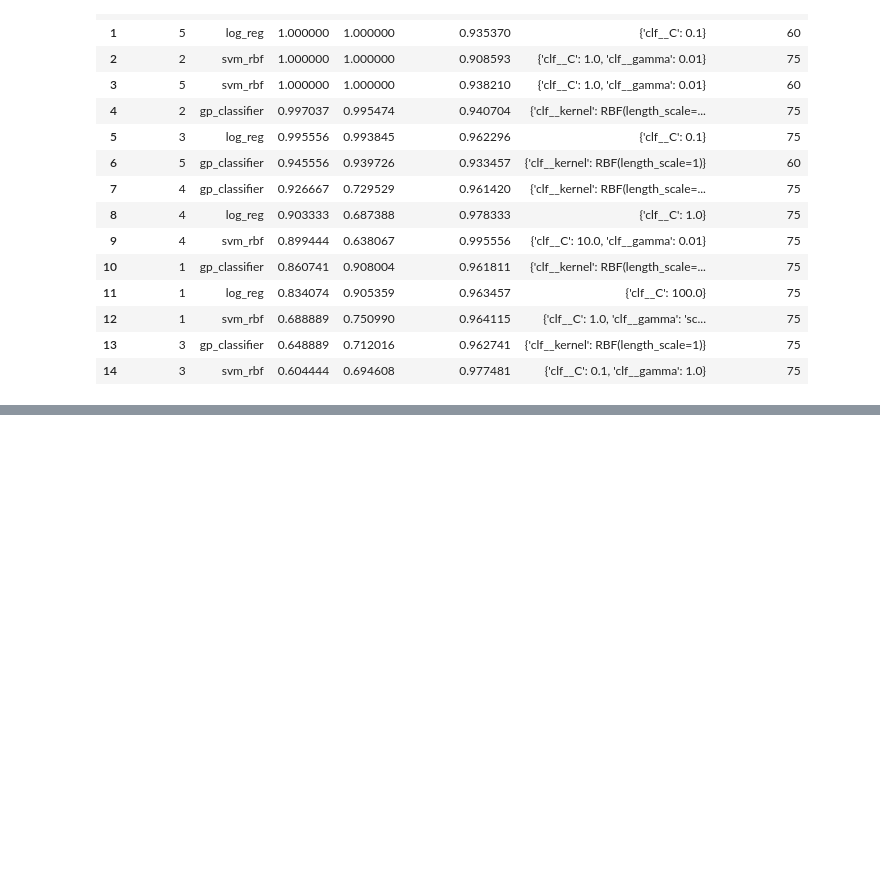
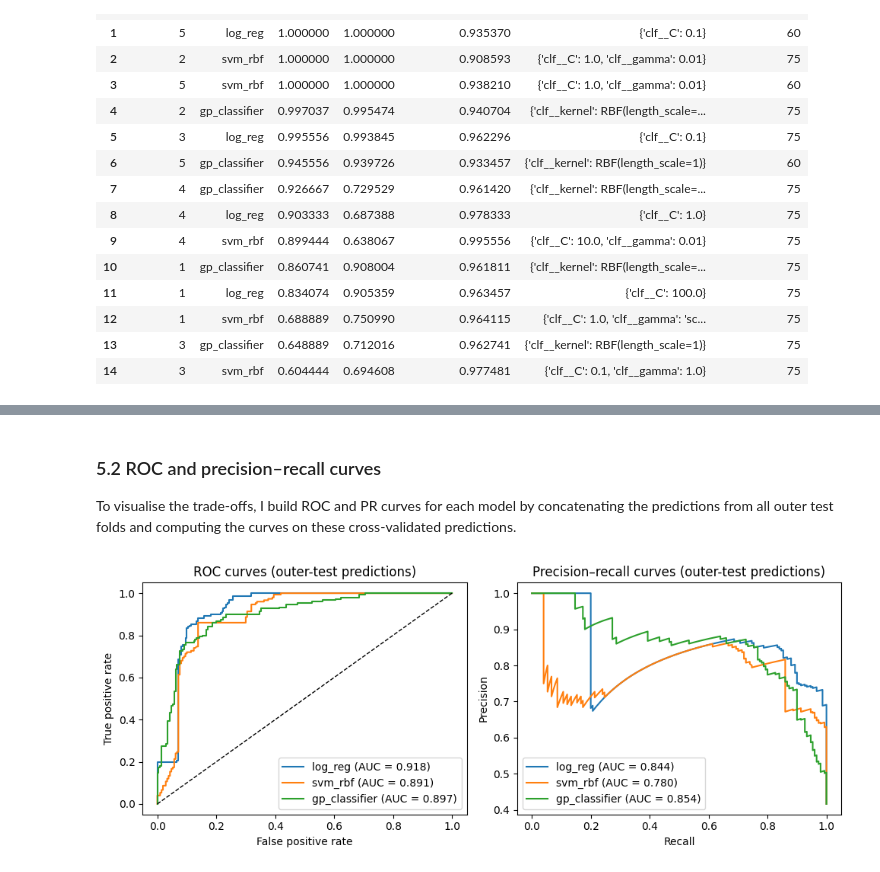
Before and after one commit to ChouaibB/battery-diagnostics-impedance-ml-examples, a Jupyter notebook: notebooks/03_Healthy_vs_Aged_Classification_from_EIS.ipynb, the cells around one changed output, grey strips where cells are left out. Cells and saved outputs as stored; diff of their text form; code cells hidden in the pictures; blank space fills up the shorter version.

```diff
--- a/notebooks/03_Healthy_vs_Aged_Classification_from_EIS.ipynb
+++ b/notebooks/03_Healthy_vs_Aged_Classification_from_EIS.ipynb
@@ -526,0 +586,59 @@ results_df
+# %% [markdown]
+### 5.2 ROC and precision–recall curves
+
+To visualise the trade-offs, I build ROC and PR curves for each model by
+concatenating the predictions from all outer test folds and computing the
+curves on these cross-validated predictions.
+# %%
+from sklearn.metrics import roc_curve, precision_recall_curve, auc
+
+# Aggregate outer-test predictions per model
+cv_preds = {}
+
+for m in model_order:
+    y_all = []
+    p_all = []
+    for fp in fold_predictions:
+        if fp["model"] == m:
+            y_all.append(fp["y_test"])
+            p_all.append(fp["y_proba"])
+    y_all = np.concatenate(y_all)
+    p_all = np.concatenate(p_all)
+    cv_preds[m] = {"y": y_all, "proba": p_all}
+
+# Compute curves
+fig, axes = plt.subplots(1, 2, figsize=(10, 4))
+
+# ROC curves
+ax = axes[0]
+for m in model_order:
+    y_true = cv_preds[m]["y"]
+    y_score = cv_preds[m]["proba"]
+    fpr, tpr, _ = roc_curve(y_true, y_score)
+    roc_auc_val = auc(fpr, tpr)
+    ax.plot(fpr, tpr, label=f"{m} (AUC = {roc_auc_val:.3f})")
+
+ax.plot([0, 1], [0, 1], "k--", linewidth=1)
+ax.set_xlabel("False positive rate")
+ax.set_ylabel("True positive rate")
+ax.set_title("ROC curves (outer-test predictions)")
+ax.legend()
+
+# PR curves
+ax = axes[1]
+for m in model_order:
+    y_true = cv_preds[m]["y"]
+    y_score = cv_preds[m]["proba"]
+    precision, recall, _ = precision_recall_curve(y_true, y_score)
+    pr_auc_val = auc(recall, precision)
+    ax.plot(recall, precision, label=f"{m} (AUC = {pr_auc_val:.3f})")
+
+ax.set_xlabel("Recall")
+ax.set_ylabel("Precision")
+ax.set_title("Precision–recall curves (outer-test predictions)")
+ax.legend()
+
+plt.tight_layout()
+plt.show()
+# %% [output]
+[figure, added]
```
Also changed, not shown: parts of 4 cells of this notebook.
